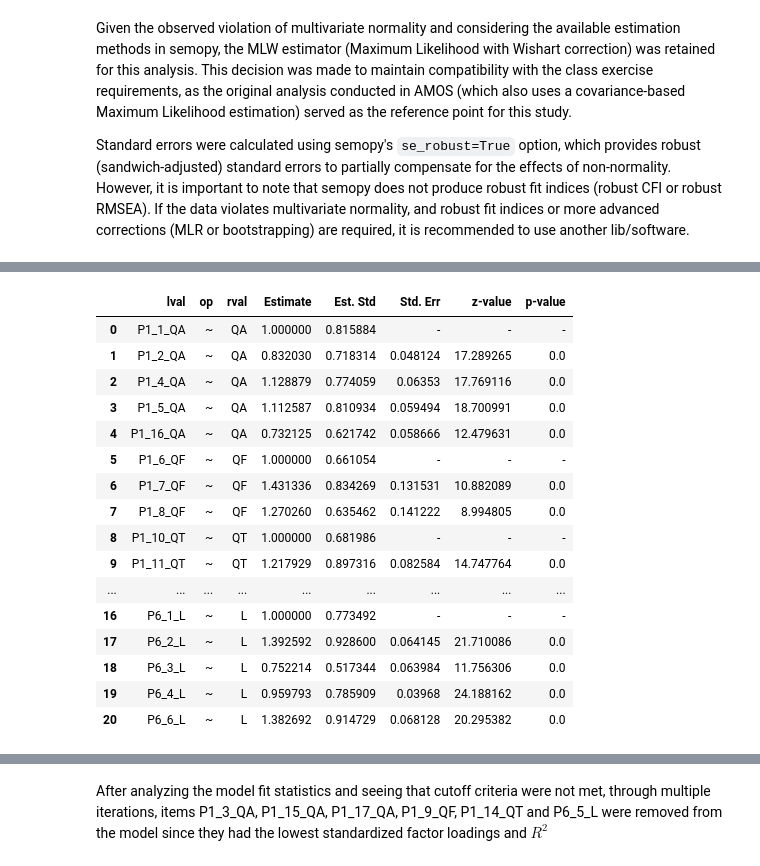
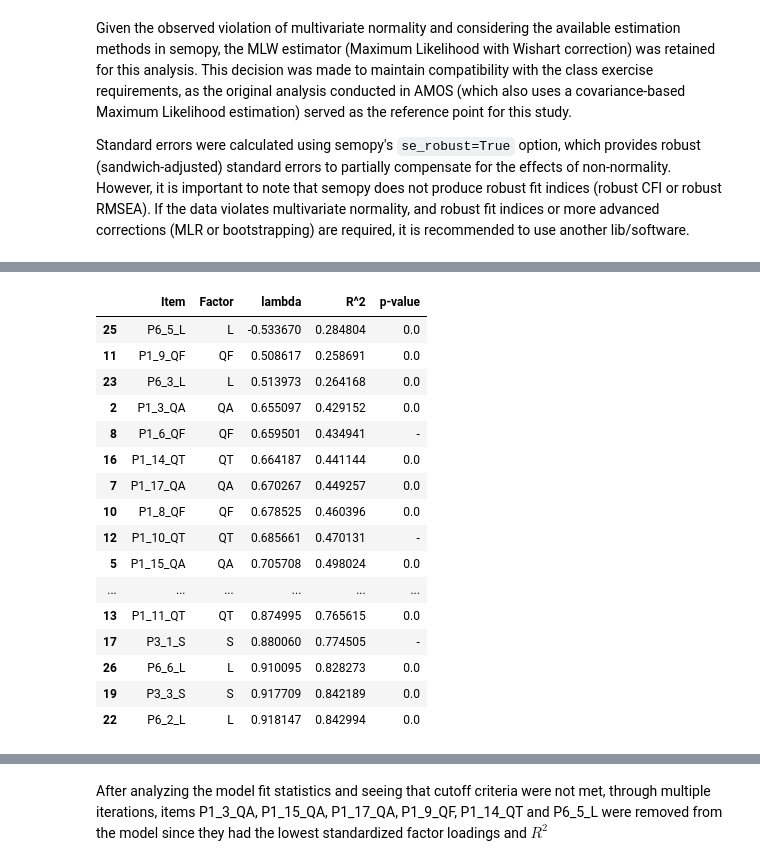
Before and after one commit to VictorValar/python-structural-equation-modeling-guide, a Jupyter notebook: practice 1/practice_1.ipynb, the cells around one changed output, grey strips where cells are left out. Drawn from its saved outputs; the diff is of its cells as text; code cells hidden in the pictures.

```diff
--- a/practice 1/practice_1.ipynb
+++ b/practice 1/practice_1.ipynb
@@ -126,23 +155,34 @@ Technical Quality = QT
 # %%
 from semopy import Model
 
-# Initial Model containing all items
+# All Items
 # QA =~ P1_1_QA + P1_2_QA + P1_3_QA + P1_4_QA + P1_5_QA + P1_15_QA + P1_16_QA + P1_17_QA
 # QF =~ P1_6_QF + P1_7_QF + P1_8_QF + P1_9_QF
 # QT =~ P1_10_QT + P1_11_QT + P1_12_QT + P1_13_QT + P1_14_QT
 # S =~ P3_1_S + P3_2_S + P3_3_S + P3_4_S
 # L =~ P6_1_L + P6_2_L + P6_3_L + P6_4_L + P6_5_L + P6_6_L
 
-model_description = """
-QA =~ P1_1_QA + P1_2_QA + P1_4_QA + P1_5_QA + P1_16_QA
-QF =~ P1_6_QF + P1_7_QF + P1_8_QF
-QT =~ P1_10_QT + P1_11_QT + P1_12_QT + P1_13_QT
+unrefined_model_description = """
+QA =~ P1_1_QA + P1_2_QA + P1_3_QA + P1_4_QA + P1_5_QA + P1_15_QA + P1_16_QA + P1_17_QA
+QF =~ P1_6_QF + P1_7_QF + P1_8_QF + P1_9_QF
+QT =~ P1_10_QT + P1_11_QT + P1_12_QT + P1_13_QT + P1_14_QT
 S =~ P3_1_S + P3_2_S + P3_3_S + P3_4_S
-L =~ P6_1_L + P6_2_L + P6_3_L + P6_4_L + P6_6_L
+L =~ P6_1_L + P6_2_L + P6_3_L + P6_4_L + P6_5_L + P6_6_L
+
+QA ~~ QF
+QA ~~ QT
+QA ~~ S
+QA ~~ L
+QF ~~ QT
+QF ~~ S
+QF ~~ L
+QT ~~ S
+QT ~~ L
+S ~~ L
 """
 
-model = Model(model_description)
-print(model.fit(clean_df))
+unrefined_model = Model(unrefined_model_description)
+print(unrefined_model.fit(clean_df))
 # %% [output]
 Name of objective: MLW
 Optimization method: SLSQP
@@ -199,24 +222,36 @@ $\lambda \geq 0.5$
 # %%
-estimates = (
-    model.inspect(std_est=True, se_robust=True)
+raw_estimates_df = (
+    unrefined_model.inspect(std_est=True)
          .query("op == '~' and lval.str.startswith('P')", engine='python')
 )
-estimates
+raw_estimates_df["R^2"] = raw_estimates_df["Est. Std"].apply(lambda x: x ** 2)
+unrefined_item_estimates_df = (
+    raw_estimates_df
+    .loc[:, ['lval','rval', 'Est. Std', 'R^2','p-value']]
+    .rename(columns={
+        'lval': 'Item',
+        'rval': 'Factor',
+        'Est. Std': 'lambda',
+        'p-value': 'p-value'
+    })
+    .sort_values(by='lambda')
+)
+unrefined_item_estimates_df
 # %% [output]
-|  | lval | op | rval | Estimate | Est. Std | Std. Err | z-value | p-value |
-| 0 | P1_1_QA | ~ | QA | 1.000000 | 0.815884 | - | - | - |
-| 1 | P1_2_QA | ~ | QA | 0.832030 | 0.718314 | 0.048124 | 17.289265 | 0.0 |
-| 2 | P1_4_QA | ~ | QA | 1.128879 | 0.774059 | 0.06353 | 17.769116 | 0.0 |
-| 3 | P1_5_QA | ~ | QA | 1.112587 | 0.810934 | 0.059494 | 18.700991 | 0.0 |
-| 4 | P1_16_QA | ~ | QA | 0.732125 | 0.621742 | 0.058666 | 12.479631 | 0.0 |
-| 5 | P1_6_QF | ~ | QF | 1.000000 | 0.661054 | - | - | - |
-| 6 | P1_7_QF | ~ | QF | 1.431336 | 0.834269 | 0.131531 | 10.882089 | 0.0 |
-| 7 | P1_8_QF | ~ | QF | 1.270260 | 0.635462 | 0.141222 | 8.994805 | 0.0 |
-| 8 | P1_10_QT | ~ | QT | 1.000000 | 0.681986 | - | - | - |
-| 9 | P1_11_QT | ~ | QT | 1.217929 | 0.897316 | 0.082584 | 14.747764 | 0.0 |
-| ... | ... | ... | ... | ... | ... | ... | ... | ... |
-| 16 | P6_1_L | ~ | L | 1.000000 | 0.773492 | - | - | - |
-| 17 | P6_2_L | ~ | L | 1.392592 | 0.928600 | 0.064145 | 21.710086 | 0.0 |
-| 18 | P6_3_L | ~ | L | 0.752214 | 0.517344 | 0.063984 | 11.756306 | 0.0 |
-| 19 | P6_4_L | ~ | L | 0.959793 | 0.785909 | 0.03968 | 24.188162 | 0.0 |
-| 20 | P6_6_L | ~ | L | 1.382692 | 0.914729 | 0.068128 | 20.295382 | 0.0 |
+|  | Item | Factor | lambda | R^2 | p-value |
+| 25 | P6_5_L | L | -0.533670 | 0.284804 | 0.0 |
+| 11 | P1_9_QF | QF | 0.508617 | 0.258691 | 0.0 |
+| 23 | P6_3_L | L | 0.513973 | 0.264168 | 0.0 |
+| 2 | P1_3_QA | QA | 0.655097 | 0.429152 | 0.0 |
+| 8 | P1_6_QF | QF | 0.659501 | 0.434941 | - |
+| 16 | P1_14_QT | QT | 0.664187 | 0.441144 | 0.0 |
+| 7 | P1_17_QA | QA | 0.670267 | 0.449257 | 0.0 |
+| 10 | P1_8_QF | QF | 0.678525 | 0.460396 | 0.0 |
+| 12 | P1_10_QT | QT | 0.685661 | 0.470131 | - |
+| 5 | P1_15_QA | QA | 0.705708 | 0.498024 | 0.0 |
+| ... | ... | ... | ... | ... | ... |
+| 13 | P1_11_QT | QT | 0.874995 | 0.765615 | 0.0 |
+| 17 | P3_1_S | S | 0.880060 | 0.774505 | - |
+| 26 | P6_6_L | L | 0.910095 | 0.828273 | 0.0 |
+| 19 | P3_3_S | S | 0.917709 | 0.842189 | 0.0 |
+| 22 | P6_2_L | L | 0.918147 | 0.842994 | 0.0 |
```
Also changed, not shown: parts of 44 cells of this notebook.
